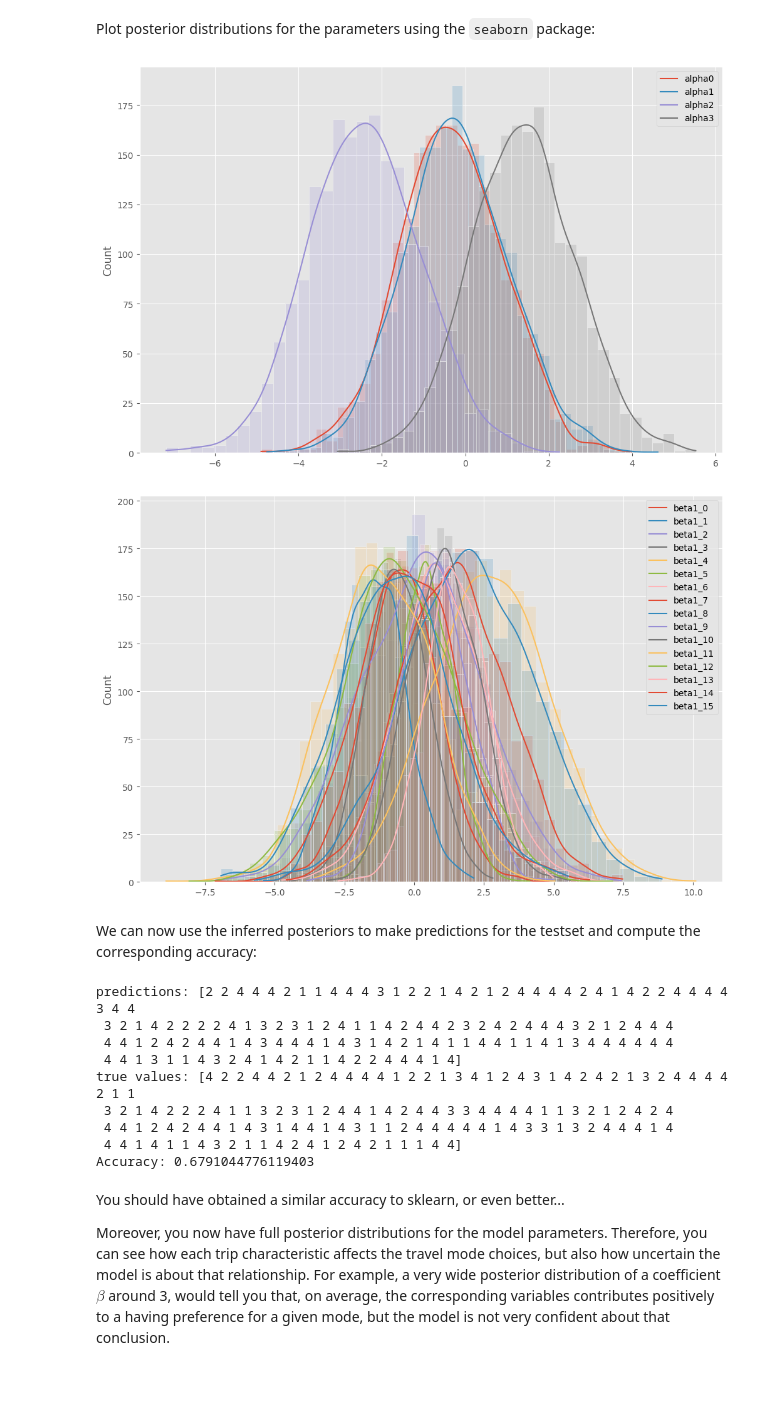
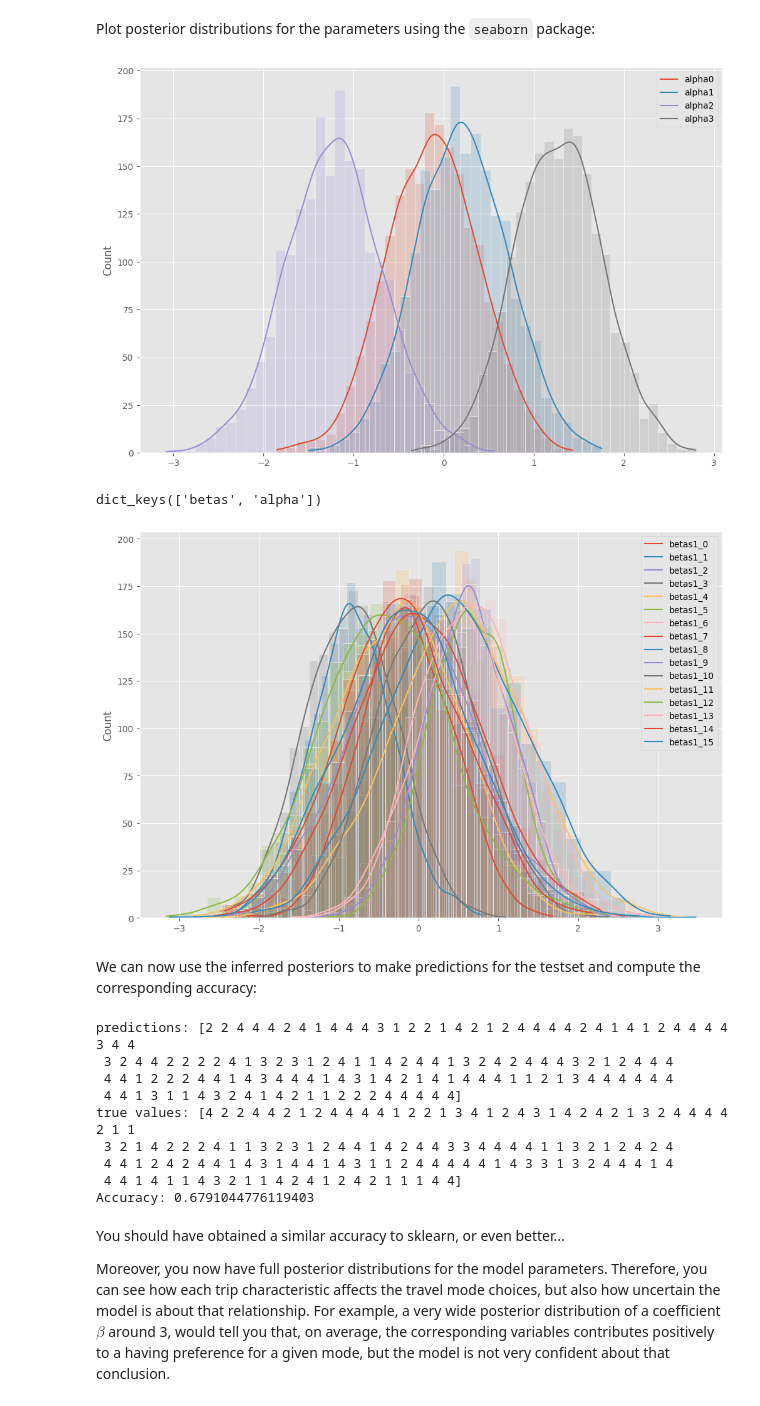
Before and after one commit to TheDingodile/Model_based, a Jupyter notebook: week06/06 - Classification models - Part 2 - Pyro.ipynb, the cells around one changed output. Saved outputs shown, nothing was run; the diff lists cells and outputs as text; code cells hidden in the pictures.

````diff
--- a/week06/06 - Classification models - Part 2 - Pyro.ipynb
+++ b/week06/06 - Classification models - Part 2 - Pyro.ipynb
@@ -161,9 +161,16 @@ where $\textbf{B} = (\boldsymbol\beta_1,\dots,\boldsymbol\beta_C)^T$
 Remember that Pyro expects the targets $y_n$ as integers in {0,1,2,3}!
 
 Your turn now :-) Can you implement it in Pyro?
-# %%
-def model(X, n_cat, obs=None):
-    // TODO
+# %%
+# y_n \sim \mbox{Multinomial}(\mbox{Softmax}(\boldsymbol\alpha + \textbf{B} \textbf{x}_n^T))
+
+def model(X, n_cat, obs=None):
+    amount_feautures = X.shape[1]
+    betas = pyro.sample("betas", dist.Normal(torch.zeros((amount_feautures, n_cat)), torch.ones((amount_feautures, n_cat))).to_event())
+    alpha = pyro.sample("alpha", dist.Normal(torch.zeros(n_cat), torch.ones(n_cat)).to_event())
+    with pyro.plate("data"):
+        y = pyro.sample("y", pyro.distributions.Categorical(probs = nn.Softmax(dim=1)(alpha + X @ betas)), obs=obs)
+    return y
 # %% [markdown]
 Let's prepare the data for Pyro by converting it into PyTorch tensors:
 # %%
@@ -220,7 +227,7 @@
 from pyro.infer import Predictive
 
 predictive = Predictive(model, guide=guide, num_samples=2000,
-                        return_sites=("alpha", "beta"))
+                        return_sites=("alpha", "betas"))
 samples = predictive(X_train, n_cat, y_train-1)
 # %% [markdown]
 Plot posterior distributions for the parameters using the ```seaborn``` package:
@@ -231,15 +238,17 @@ for c in range(n_cat):
 plt.legend(["alpha%d" % c for c in range(n_cat)])
 plt.show()
 # %% [output]
-[figure, old version]
+[figure, new version]
 # %%
-samples_beta = samples['beta'].detach().squeeze()
+print(samples.keys())
+samples_beta = samples['betas'].detach().squeeze()
 for d in range(X.shape[1]):
     sns.histplot(samples_beta[:,d,0], kde=True, alpha=0.2)
-plt.legend(["beta1_%d" % d for d in range(X.shape[1])])
+plt.legend(["betas1_%d" % d for d in range(X.shape[1])])
 plt.show()
 # %% [output]
+dict_keys(['betas', 'alpha'])
-[figure, old version]
+[figure, new version]
 # %% [markdown]
 We can now use the inferred posteriors to make predictions for the testset and compute the corresponding accuracy:
 # %%
@@ -255,10 +264,10 @@ print("true values:", y_test)
 # evaluate prediction accuracy
 print("Accuracy:", 1.0*np.sum(y_hat == y_test) / len(y_test))
 # %% [output]
-predictions: [2 2 4 4 4 2 1 1 4 4 4 3 1 2 2 1 4 2 1 2 4 4 4 4 2 4 1 4 2 2 4 4 4 4 3 4 4
- 3 2 1 4 2 2 2 2 4 1 3 2 3 1 2 4 1 1 4 2 4 4 2 3 2 4 2 4 4 4 3 2 1 2 4 4 4
- 4 4 1 2 4 2 4 4 1 4 3 4 4 4 1 4 3 1 4 2 1 4 1 1 4 4 1 1 4 1 3 4 4 4 4 4 4
- 4 4 1 3 1 1 4 3 2 4 1 4 2 1 1 4 2 2 4 4 4 1 4]
+predictions: [2 2 4 4 4 2 4 1 4 4 4 3 1 2 2 1 4 2 1 2 4 4 4 4 2 4 1 4 1 2 4 4 4 4 3 4 4
+ 3 2 4 4 2 2 2 2 4 1 3 2 3 1 2 4 1 1 4 2 4 4 1 3 2 4 2 4 4 4 3 2 1 2 4 4 4
+ 4 4 1 2 2 2 4 4 1 4 3 4 4 4 1 4 3 1 4 2 1 4 1 4 4 4 1 1 2 1 3 4 4 4 4 4 4
+ 4 4 1 3 1 1 4 3 2 4 1 4 2 1 1 2 2 2 4 4 4 4 4]
 true values: [4 2 2 4 4 2 1 2 4 4 4 4 1 2 2 1 3 4 1 2 4 3 1 4 2 4 2 1 3 2 4 4 4 4 2 1 1
  3 2 1 4 2 2 2 4 1 1 3 2 3 1 2 4 4 1 4 2 4 4 3 3 4 4 4 4 1 1 3 2 1 2 4 2 4
  4 4 1 2 4 2 4 4 1 4 3 1 4 4 1 4 3 1 1 2 4 4 4 4 4 1 4 3 3 1 3 2 4 4 4 1 4
````
Also changed, not shown: parts of 3 cells of this notebook, 2 other files.
